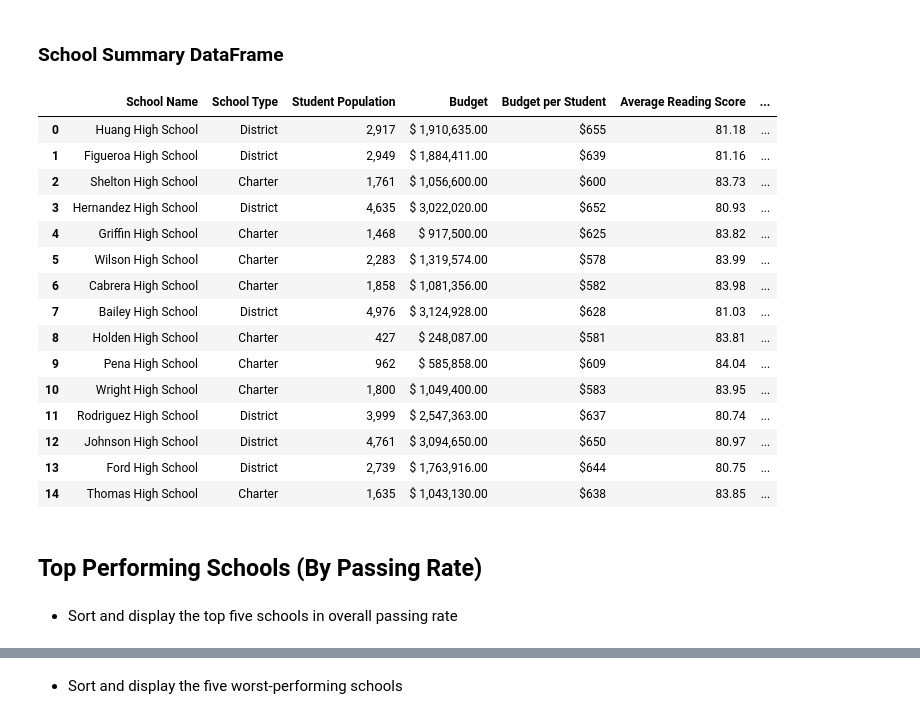
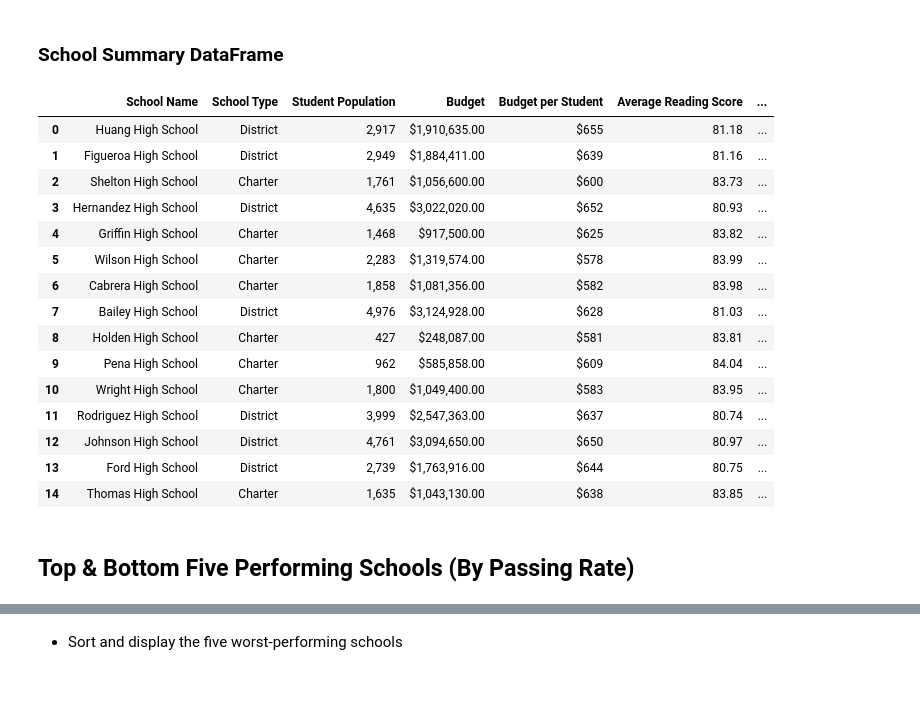
Before and after one commit to Tam-ala/Game-and-School-Stats-with-Pandas, a Jupyter notebook: PyCitySchools/PyCitySchools_Complete.ipynb, the cells around one changed output, grey strips where cells are left out. Cells and saved outputs as stored; diff of their text form; code cells hidden in the pictures; blank space fills up the shorter version.

```diff
--- a/PyCitySchools/PyCitySchools_Complete.ipynb
+++ b/PyCitySchools/PyCitySchools_Complete.ipynb
@@ -225,36 +229,34 @@ overall_rate = rate_df.rename(columns={0:"Overall Passing Rate"})
 # %%
 # Merge previous dataframes to create a summary and rename school name rename_schl
 summary_df = pd.merge(df_copy, schl_pass_read_rename, how="left", on=["school_name"])
 summary_df2 = pd.merge(summary_df, schl_pass_math_rename, how="left", on=["school_name"])
 summary_df3 = pd.merge(summary_df2, overall_rate, how="left", on=["school_name"])
 school_rename = summary_df3.rename(columns={"school_name": "School Name"})
 
 # Reorganize df
 school_summary_df = school_rename[["School Name","School Type","Student Population","Budget","Budget per Student",
                               "Average Reading Score","Average Math Score","Passing Reading","Passing Math",
                                "Overall Passing Rate"]]
-school_summary_df.style.format({"Student Population":"{:0,.0f}","Budget":"${:20,.2f}",
+school_summary_df.style.format({"Student Population":"{:0,.0f}","Budget":"${:0,.2f}",
                                 "Budget per Student":"${:0,.0f}","Average Reading Score": "{:0,.2f}",
                                 "Average Math Score": "{:0,.2f}", "Passing Reading": "{:0,.2f}%",
                                 "Passing Math":"{:0,.2f}%","Overall Passing Rate":"{:0,.2f}%"})
 # %% [output]
 |  | School Name | School Type | Student Population | Budget | Budget per Student | Average Reading Score | ... |
-| 0 | Huang High School | District | 2,917 | $ 1,910,635.00 | $655 | 81.18 | ... |
-| 1 | Figueroa High School | District | 2,949 | $ 1,884,411.00 | $639 | 81.16 | ... |
-| 2 | Shelton High School | Charter | 1,761 | $ 1,056,600.00 | $600 | 83.73 | ... |
-| 3 | Hernandez High School | District | 4,635 | $ 3,022,020.00 | $652 | 80.93 | ... |
-| 4 | Griffin High School | Charter | 1,468 | $ 917,500.00 | $625 | 83.82 | ... |
-| 5 | Wilson High School | Charter | 2,283 | $ 1,319,574.00 | $578 | 83.99 | ... |
-| 6 | Cabrera High School | Charter | 1,858 | $ 1,081,356.00 | $582 | 83.98 | ... |
-| 7 | Bailey High School | District | 4,976 | $ 3,124,928.00 | $628 | 81.03 | ... |
-| 8 | Holden High School | Charter | 427 | $ 248,087.00 | $581 | 83.81 | ... |
-| 9 | Pena High School | Charter | 962 | $ 585,858.00 | $609 | 84.04 | ... |
-| 10 | Wright High School | Charter | 1,800 | $ 1,049,400.00 | $583 | 83.95 | ... |
-| 11 | Rodriguez High School | District | 3,999 | $ 2,547,363.00 | $637 | 80.74 | ... |
-| 12 | Johnson High School | District | 4,761 | $ 3,094,650.00 | $650 | 80.97 | ... |
-| 13 | Ford High School | District | 2,739 | $ 1,763,916.00 | $644 | 80.75 | ... |
-| 14 | Thomas High School | Charter | 1,635 | $ 1,043,130.00 | $638 | 83.85 | ... |
+| 0 | Huang High School | District | 2,917 | $1,910,635.00 | $655 | 81.18 | ... |
+| 1 | Figueroa High School | District | 2,949 | $1,884,411.00 | $639 | 81.16 | ... |
+| 2 | Shelton High School | Charter | 1,761 | $1,056,600.00 | $600 | 83.73 | ... |
+| 3 | Hernandez High School | District | 4,635 | $3,022,020.00 | $652 | 80.93 | ... |
+| 4 | Griffin High School | Charter | 1,468 | $917,500.00 | $625 | 83.82 | ... |
+| 5 | Wilson High School | Charter | 2,283 | $1,319,574.00 | $578 | 83.99 | ... |
+| 6 | Cabrera High School | Charter | 1,858 | $1,081,356.00 | $582 | 83.98 | ... |
+| 7 | Bailey High School | District | 4,976 | $3,124,928.00 | $628 | 81.03 | ... |
+| 8 | Holden High School | Charter | 427 | $248,087.00 | $581 | 83.81 | ... |
+| 9 | Pena High School | Charter | 962 | $585,858.00 | $609 | 84.04 | ... |
+| 10 | Wright High School | Charter | 1,800 | $1,049,400.00 | $583 | 83.95 | ... |
+| 11 | Rodriguez High School | District | 3,999 | $2,547,363.00 | $637 | 80.74 | ... |
+| 12 | Johnson High School | District | 4,761 | $3,094,650.00 | $650 | 80.97 | ... |
+| 13 | Ford High School | District | 2,739 | $1,763,916.00 | $644 | 80.75 | ... |
+| 14 | Thomas High School | Charter | 1,635 | $1,043,130.00 | $638 | 83.85 | ... |
 # %% [markdown]
-## Top Performing Schools (By Passing Rate)
+## Top & Bottom Five Performing Schools (By Passing Rate)
-# %% [markdown]
-* Sort and display the top five schools in overall passing rate
```
Also changed, not shown: parts of 12 cells of this notebook.
